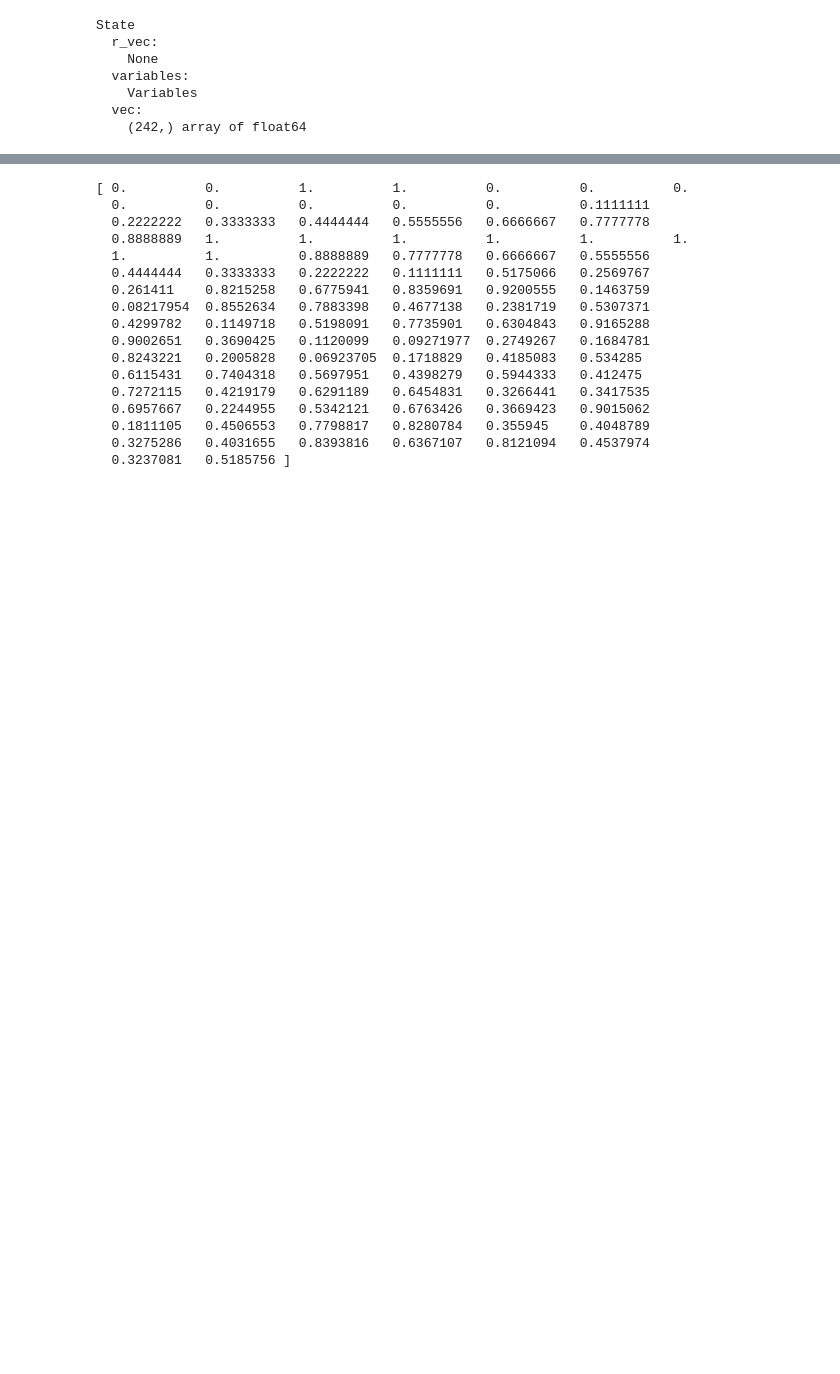
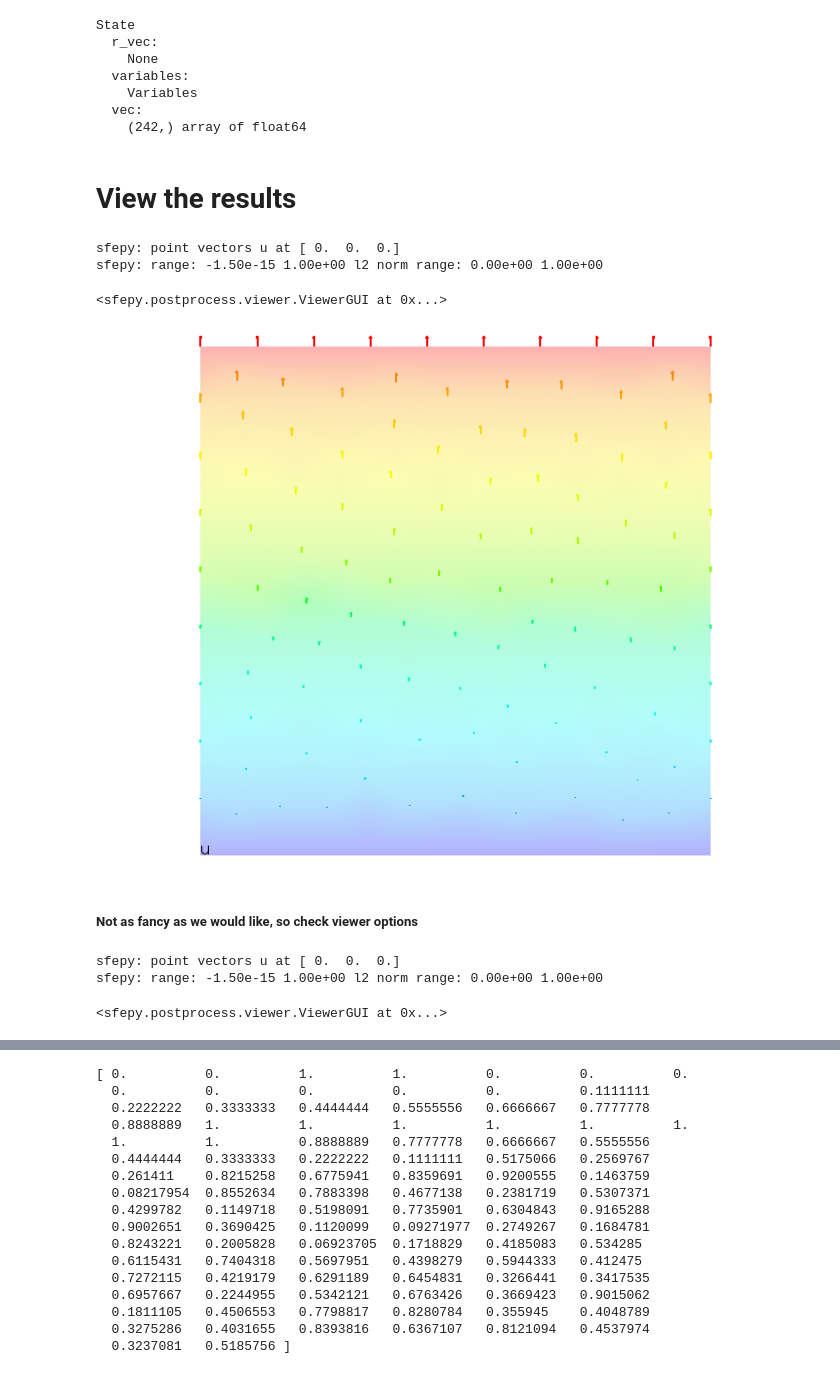
Before and after one commit to sukhbinder/sfepy-simple_tutorial, a Jupyter notebook: Getting_Started_With_SFEPY_using_a_simpleplate_example.ipynb, the cells around one changed output, grey strips where cells are left out. Drawn from its saved outputs; the diff is of its cells as text; code cells hidden in the pictures; blank space fills up the shorter version.

```diff
--- a/Getting_Started_With_SFEPY_using_a_simpleplate_example.ipynb
+++ b/Getting_Started_With_SFEPY_using_a_simpleplate_example.ipynb
@@ -195,3 +239,5 @@ State
     Variables
   vec:
     (242,) array of float64
+# %% [markdown]
+# View the results
@@ -197,0 +247,19 @@ State
+# %%
+view()
+# %% [output]
+sfepy: point vectors u at [ 0.  0.  0.]
+sfepy: range: -1.50e-15 1.00e+00 l2 norm range: 0.00e+00 1.00e+00
+<sfepy.postprocess.viewer.ViewerGUI at 0x...>
+# %%
+Image('/Users/Sukhbinder/Documents/sfepy-simple_tutorial/sfepy_simple_plate_simple.png')
+# %% [output]
+[figure, added]
+# %% [markdown]
+##### Not as fancy as we would like, so check viewer options
+# %%
+view(vector_mode='warp_norm', rel_scaling=.1,is_scalar_bar=True, is_wireframe=True ,\
+     rel_text_width=.1)
+# %% [output]
+sfepy: point vectors u at [ 0.  0.  0.]
+sfepy: range: -1.50e-15 1.00e+00 l2 norm range: 0.00e+00 1.00e+00
+<sfepy.postprocess.viewer.ViewerGUI at 0x...>
```
Also changed, not shown: parts of 84 cells of this notebook.
